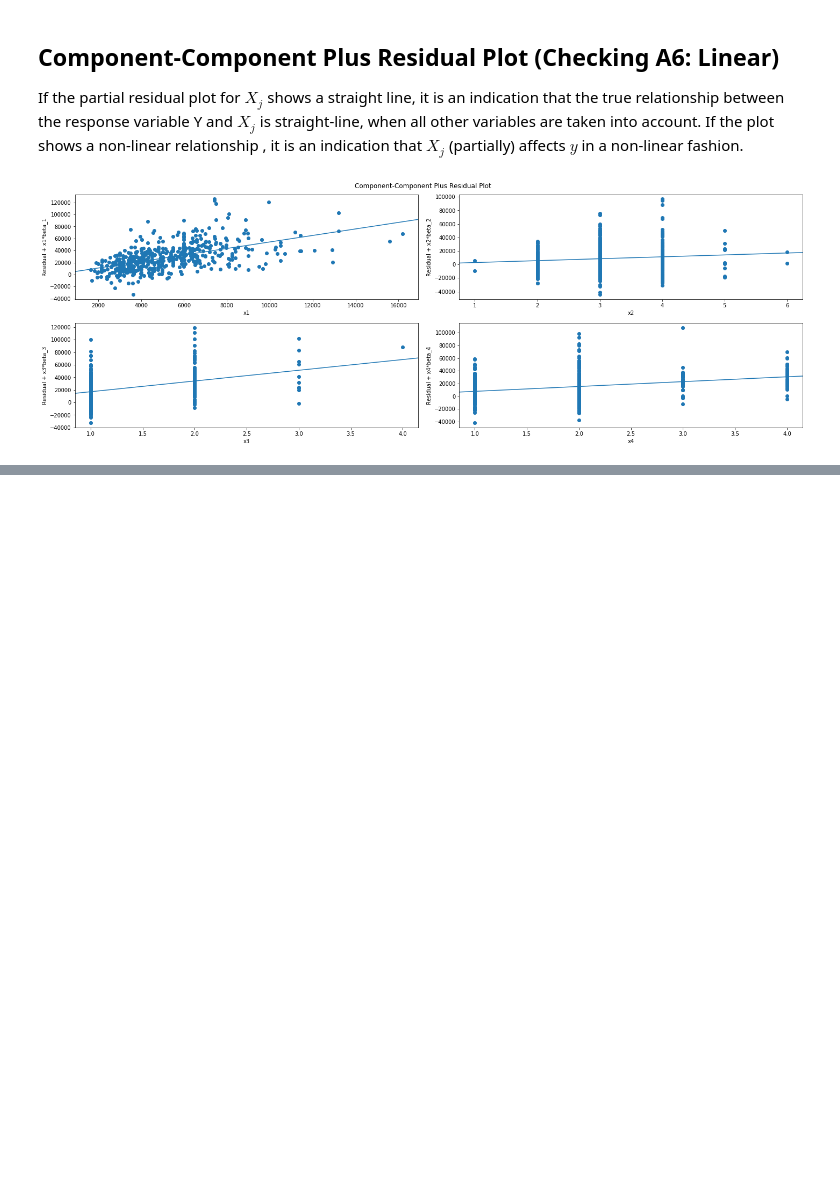
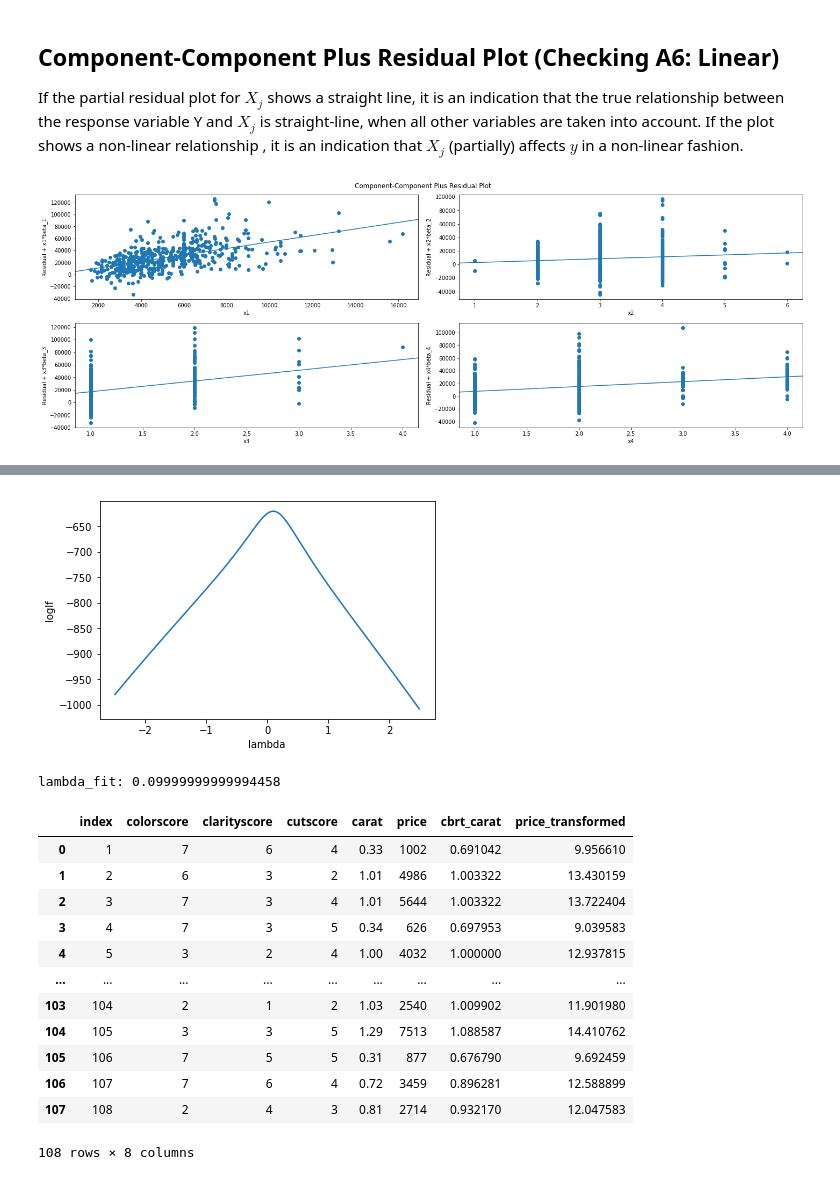
Before and after one commit to alex-lt-kong/data-science, a Jupyter notebook: linear-regression-assumptions/linear-regression-assumptions.ipynb, the cells around one changed output, grey strips where cells are left out. Saved outputs shown, nothing was run; the diff lists cells and outputs as text; code cells hidden in the pictures; blank space fills up the shorter version.

```diff
--- a/linear-regression-assumptions/linear-regression-assumptions.ipynb
+++ b/linear-regression-assumptions/linear-regression-assumptions.ipynb
@@ -240,0 +304,57 @@ Thanks!
+# %%
+def box_cox_transformer(lambda1: float, X: np.ndarray, y: np.ndarray):
+
+    if lambda1 != 0:
+        BCy = (y ** lambda1 - 1) / lambda1
+    else:
+        BCy = np.log(y)
+
+    BCfmodel = smf.ols(formula = 'BCy ~ x', data = {'BCy': BCy, 'x': X}).fit()
+
+    SSE_lambda = ((BCfmodel.predict() - BCy) ** 2).sum()
+
+    loglf = (lambda1 - 1) * ((np.log(y)).sum()) - len(y) * (np.log(SSE_lambda / len(y))) / 2
+
+    return { 'lambda': lambda1, 'loglf': loglf }
+
+def box_cox_transform_inverse(yt, lambda1=0):
+# http://www.css.cornell.edu/faculty/dgr2/_static/files/R_html/Transformations.html#3_transformation_and_back-transformation
+
+    assert lambda1 != 0 # Not implemented
+    return np.exp(np.log(1 + lambda1 * yt) / lambda1)
+# %%
+y = df['price']
+X = df[['colorscore', 'clarityscore', 'cutscore', 'cbrt_carat']]
+
+BC = pd.DataFrame(columns = ['lambda', 'loglf'])
+lambda1 = np.arange(-2.5, 2.5, 0.01)
+
+for i in range(1, len(lambda1)):
+    BC.loc[i] = box_cox_transformer(lambda1=lambda1[i], X=X, y=y)
+
+sns.lineplot(data=BC, x='lambda', y= 'loglf')
+plt.show()
+
+lambda_fit = BC['lambda'][BC['loglf'] == BC['loglf'].max()].values[0]
+print(f'lambda_fit: {lambda_fit}')
+
+BCy = (y ** lambda_fit - 1) / lambda_fit
+
+df['price_transformed'] = BCy
+df
+# %% [output]
+[figure, added]
+lambda_fit: 0.09999999999994458
+|  | index | colorscore | clarityscore | cutscore | carat | price | cbrt_carat | price_transformed |
+| 0 | 1 | 7 | 6 | 4 | 0.33 | 1002 | 0.691042 | 9.956610 |
+| 1 | 2 | 6 | 3 | 2 | 1.01 | 4986 | 1.003322 | 13.430159 |
+| 2 | 3 | 7 | 3 | 4 | 1.01 | 5644 | 1.003322 | 13.722404 |
+| 3 | 4 | 7 | 3 | 5 | 0.34 | 626 | 0.697953 | 9.039583 |
+| 4 | 5 | 3 | 2 | 4 | 1.00 | 4032 | 1.000000 | 12.937815 |
+| ... | ... | ... | ... | ... | ... | ... | ... | ... |
+| 103 | 104 | 2 | 1 | 2 | 1.03 | 2540 | 1.009902 | 11.901980 |
+| 104 | 105 | 3 | 3 | 5 | 1.29 | 7513 | 1.088587 | 14.410762 |
+| 105 | 106 | 7 | 5 | 5 | 0.31 | 877 | 0.676790 | 9.692459 |
+| 106 | 107 | 7 | 6 | 4 | 0.72 | 3459 | 0.896281 | 12.588899 |
+| 107 | 108 | 2 | 4 | 3 | 0.81 | 2714 | 0.932170 | 12.047583 |
+108 rows × 8 columns
```
Also changed, not shown: parts of 19 cells of this notebook, 1 other file.
